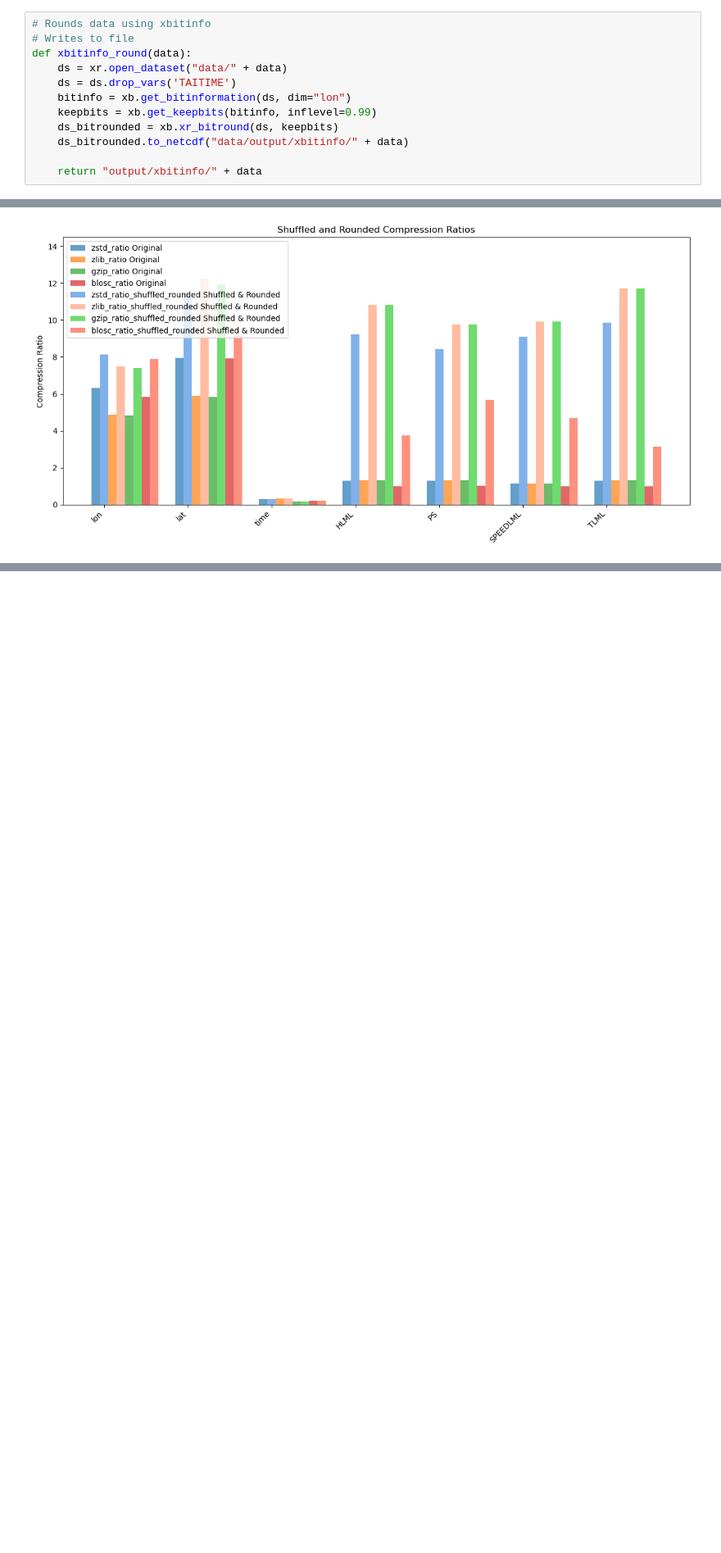
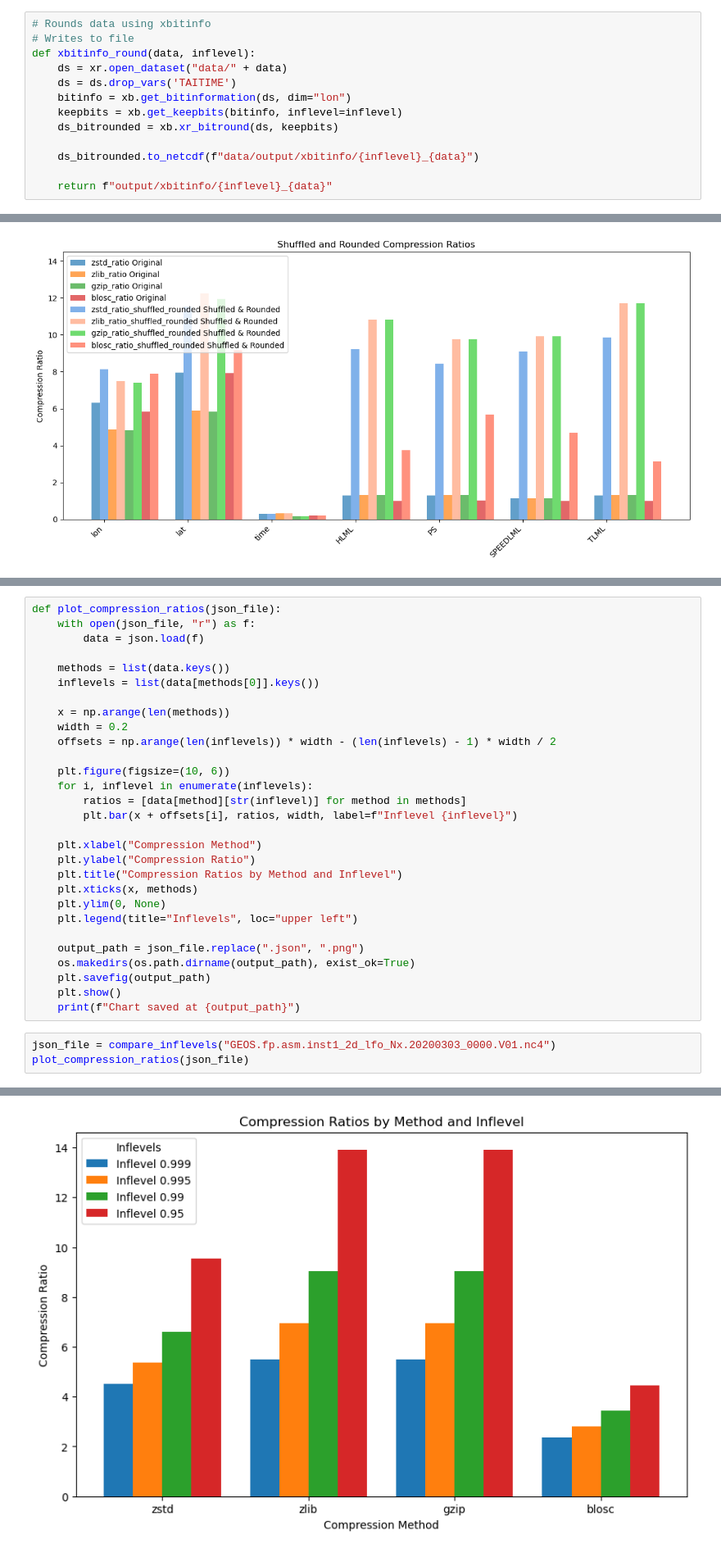
Before and after one commit to jefferyywei/nasa-compression, a Jupyter notebook: compression.ipynb, the cells around one changed output, grey strips where cells are left out. Shown at 82% size. Drawn from its saved outputs; the diff is of its cells as text; blank space fills up the shorter version.

Commit message:
compare different inflevels

```diff
--- a/compression.ipynb
+++ b/compression.ipynb
@@ -70,15 +70,16 @@ def shuffle(data):
 # %%
 # Rounds data using xbitinfo
 # Writes to file
-def xbitinfo_round(data):
+def xbitinfo_round(data, inflevel):
     ds = xr.open_dataset("data/" + data)
     ds = ds.drop_vars('TAITIME')
     bitinfo = xb.get_bitinformation(ds, dim="lon")
-    keepbits = xb.get_keepbits(bitinfo, inflevel=0.99)
+    keepbits = xb.get_keepbits(bitinfo, inflevel=inflevel)
     ds_bitrounded = xb.xr_bitround(ds, keepbits)
-    ds_bitrounded.to_netcdf("data/output/xbitinfo/" + data)
 
-    return "output/xbitinfo/" + data
+    ds_bitrounded.to_netcdf(f"data/output/xbitinfo/{inflevel}_{data}")
+
+    return f"output/xbitinfo/{inflevel}_{data}"
 # %%
 def get_file_size(file):
     file_size = len(file)
@@ -380,0 +408,33 @@ ratio_plots("data/output/ratios/")
+# %%
+def plot_compression_ratios(json_file):
+    with open(json_file, "r") as f:
+        data = json.load(f)
+
+    methods = list(data.keys())
+    inflevels = list(data[methods[0]].keys())
+
+    x = np.arange(len(methods))
+    width = 0.2
+    offsets = np.arange(len(inflevels)) * width - (len(inflevels) - 1) * width / 2
+
+    plt.figure(figsize=(10, 6))
+    for i, inflevel in enumerate(inflevels):
+        ratios = [data[method][str(inflevel)] for method in methods]
+        plt.bar(x + offsets[i], ratios, width, label=f"Inflevel {inflevel}")
+
+    plt.xlabel("Compression Method")
+    plt.ylabel("Compression Ratio")
+    plt.title("Compression Ratios by Method and Inflevel")
+    plt.xticks(x, methods)
+    plt.ylim(0, None)
+    plt.legend(title="Inflevels", loc="upper left")
+
+    output_path = json_file.replace(".json", ".png")
+    os.makedirs(os.path.dirname(output_path), exist_ok=True)
+    plt.savefig(output_path)
+    plt.show()
+    print(f"Chart saved at {output_path}")
+# %%
+json_file = compare_inflevels("GEOS.fp.asm.inst1_2d_lfo_Nx.20200303_0000.V01.nc4")
+plot_compression_ratios(json_file)
+# %% [output]
@@ -380,0 +510 @@ ratio_plots("data/output/ratios/")
+[figure, added]
```
Also changed, not shown: parts of 3 cells of this notebook, 7 other files.
